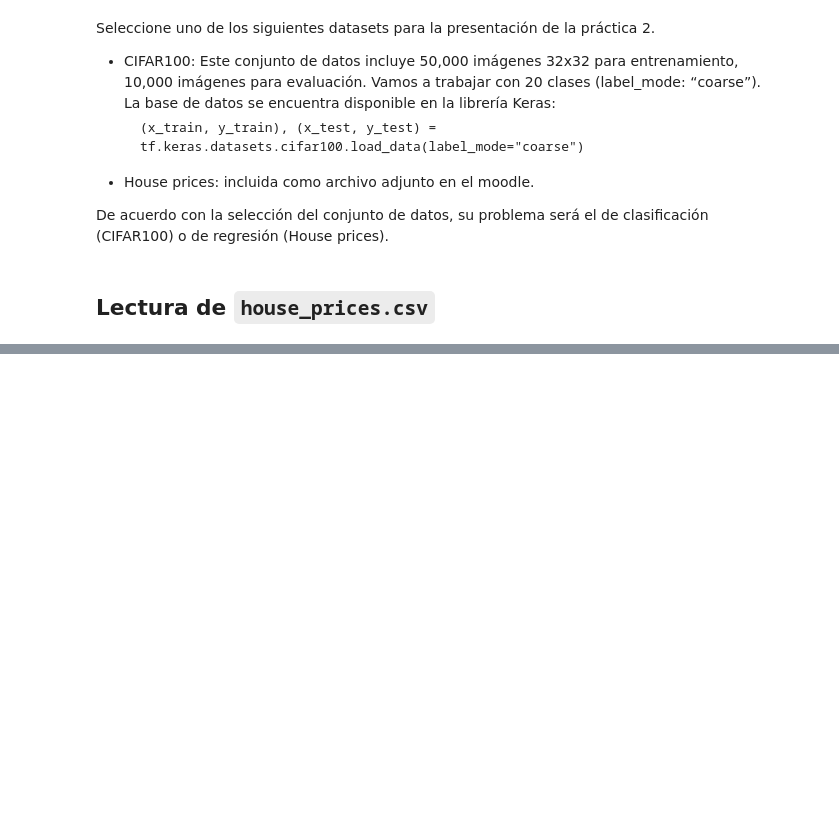
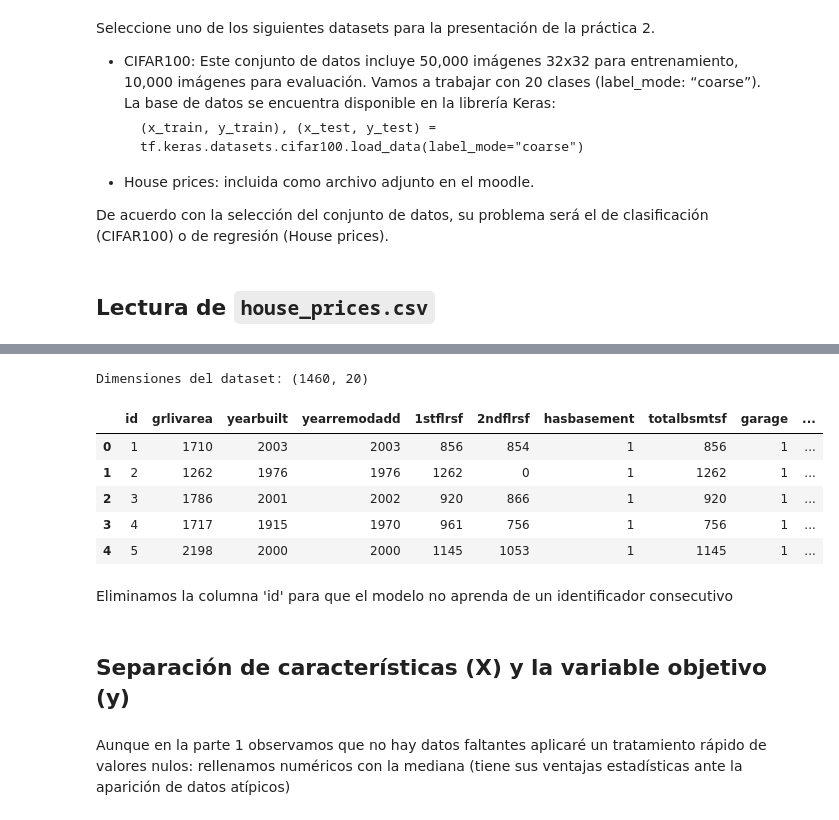
Before and after one commit to KevinHidalgoDS/optimizacion-ia, a Jupyter notebook: notebooks/02_Prct_parte2_2026_2S.ipynb, the cells around one changed output, grey strips where cells are left out. Cells and saved outputs as stored; diff of their text form; code cells hidden in the pictures; blank space fills up the shorter version.

```diff
--- a/notebooks/02_Prct_parte2_2026_2S.ipynb
+++ b/notebooks/02_Prct_parte2_2026_2S.ipynb
@@ -84,0 +95,13 @@ logger.info("Archivo cargado exitosamente con dimensiones: %s", df.shape)
+# %%
+print("Dimensiones del dataset:", df.shape)
+display(df.head())
+# %% [output]
+Dimensiones del dataset: (1460, 20)
+|  | id | grlivarea | yearbuilt | yearremodadd | 1stflrsf | 2ndflrsf | hasbasement | totalbsmtsf | garage | ... |
+| 0 | 1 | 1710 | 2003 | 2003 | 856 | 854 | 1 | 856 | 1 | ... |
+| 1 | 2 | 1262 | 1976 | 1976 | 1262 | 0 | 1 | 1262 | 1 | ... |
+| 2 | 3 | 1786 | 2001 | 2002 | 920 | 866 | 1 | 920 | 1 | ... |
+| 3 | 4 | 1717 | 1915 | 1970 | 961 | 756 | 1 | 756 | 1 | ... |
+| 4 | 5 | 2198 | 2000 | 2000 | 1145 | 1053 | 1 | 1145 | 1 | ... |
+# %% [markdown]
+Eliminamos la columna 'id' para que el modelo no aprenda de un identificador consecutivo
@@ -84,0 +111,2 @@ logger.info("Archivo cargado exitosamente con dimensiones: %s", df.shape)
+# %% [markdown]
+## Separación de características (X) y la variable objetivo (y)
@@ -84,0 +115,2 @@ logger.info("Archivo cargado exitosamente con dimensiones: %s", df.shape)
+# %% [markdown]
+Aunque en la parte 1 observamos que no hay datos faltantes aplicaré un tratamiento rápido de valores nulos: rellenamos numéricos con la mediana (tiene sus ventajas estadísticas ante la aparición de datos atípicos)
```
Also changed, not shown: parts of 54 cells of this notebook, 2 other files.
